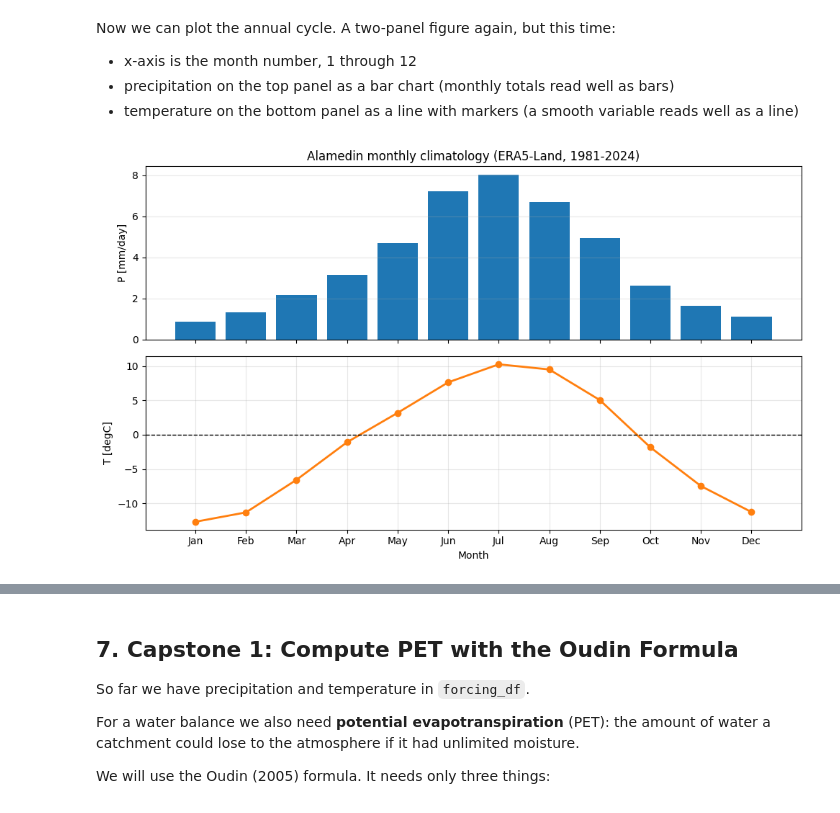
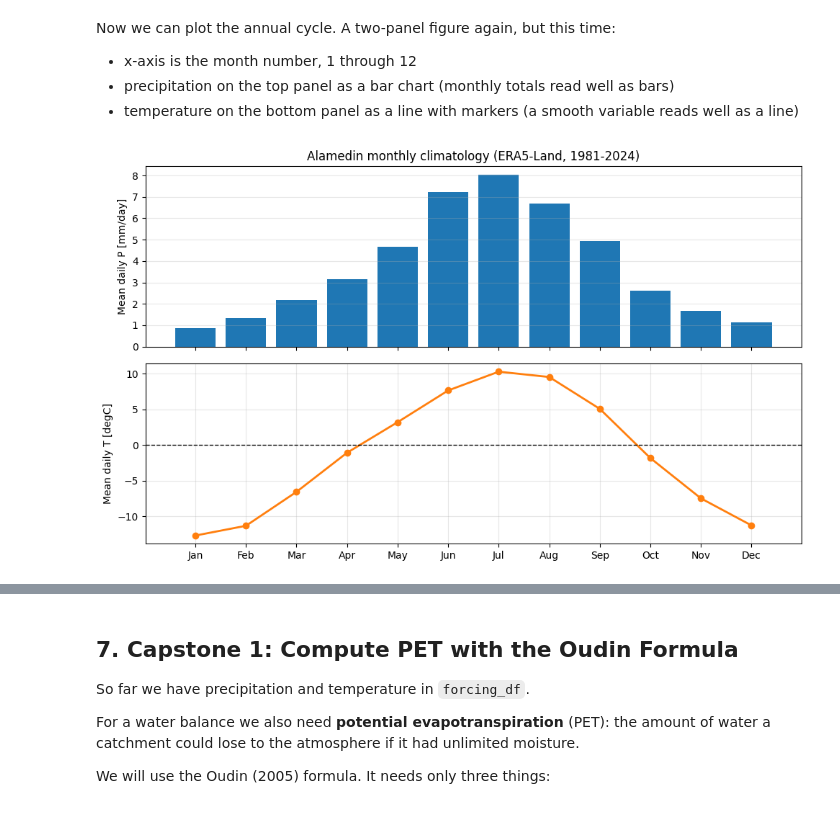
Before and after one commit to CooperBigFoot/wat-mod-GIZ, a Jupyter notebook: notebooks/05_pandas_numpy_and_plotting.ipynb, the cells around one changed output, grey strips where cells are left out. Saved outputs shown, nothing was run; the diff lists cells and outputs as text; code cells hidden in the pictures.

```diff
--- a/notebooks/05_pandas_numpy_and_plotting.ipynb
+++ b/notebooks/05_pandas_numpy_and_plotting.ipynb
@@ -523,32 +511,28 @@ Now we can plot the annual cycle. A two-panel figure again, but this time:
 - precipitation on the top panel as a bar chart (monthly totals read well as bars)
 - temperature on the bottom panel as a line with markers (a smooth variable reads well as a line)
 # %%
-month_numbers = np.arange(1, 13)
-month_labels = ["Jan", "Feb", "Mar", "Apr", "May", "Jun",
-                "Jul", "Aug", "Sep", "Oct", "Nov", "Dec"]
+month_numbers = np.arange(1, 13)  # This will create an array: [1, 2, 3, ..., 12]
+month_labels = ["Jan", "Feb", "Mar", "Apr", "May", "Jun", "Jul", "Aug", "Sep", "Oct", "Nov", "Dec"]
 
 fig, axes = plt.subplots(2, 1, figsize=(10, 6), sharex=True)
 
 axes[0].bar(month_numbers, monthly_precip_mm.values, color="tab:blue")
-axes[0].set_ylabel("P [mm/day]")
+axes[0].set_ylabel("Mean daily P [mm/day]")
 axes[0].set_title("Alamedin monthly climatology (ERA5-Land, 1981-2024)")
 axes[0].grid(axis="y", alpha=0.3)
 
-axes[1].plot(month_numbers, monthly_temp_c.values,
-             color="tab:orange", marker="o", linewidth=2.0)
+axes[1].plot(month_numbers, monthly_temp_c.values, color="tab:orange", marker="o", linewidth=2.0)
 axes[1].axhline(0.0, color="black", linewidth=1.0, linestyle="--")
-axes[1].set_ylabel("T [degC]")
-axes[1].set_xlabel("Month")
+axes[1].set_ylabel("Mean daily T [degC]")
 axes[1].set_xticks(month_numbers)
 axes[1].set_xticklabels(month_labels)
 axes[1].grid(alpha=0.3)
 
 fig.tight_layout()
-fig.savefig(Path("figures") / "alamedin_monthly_climatology.png",
-            dpi=150, bbox_inches="tight")
+fig.savefig(Path("figures") / "alamedin_monthly_climatology.png", dpi=150, bbox_inches="tight")
 plt.show()
 # %% [output]
-[figure, old version]
+[figure, new version]
 # %% [markdown]
 This is the Alamedin annual cycle.
 
```
Also changed, not shown: parts of 26 cells of this notebook, 2 other files.
